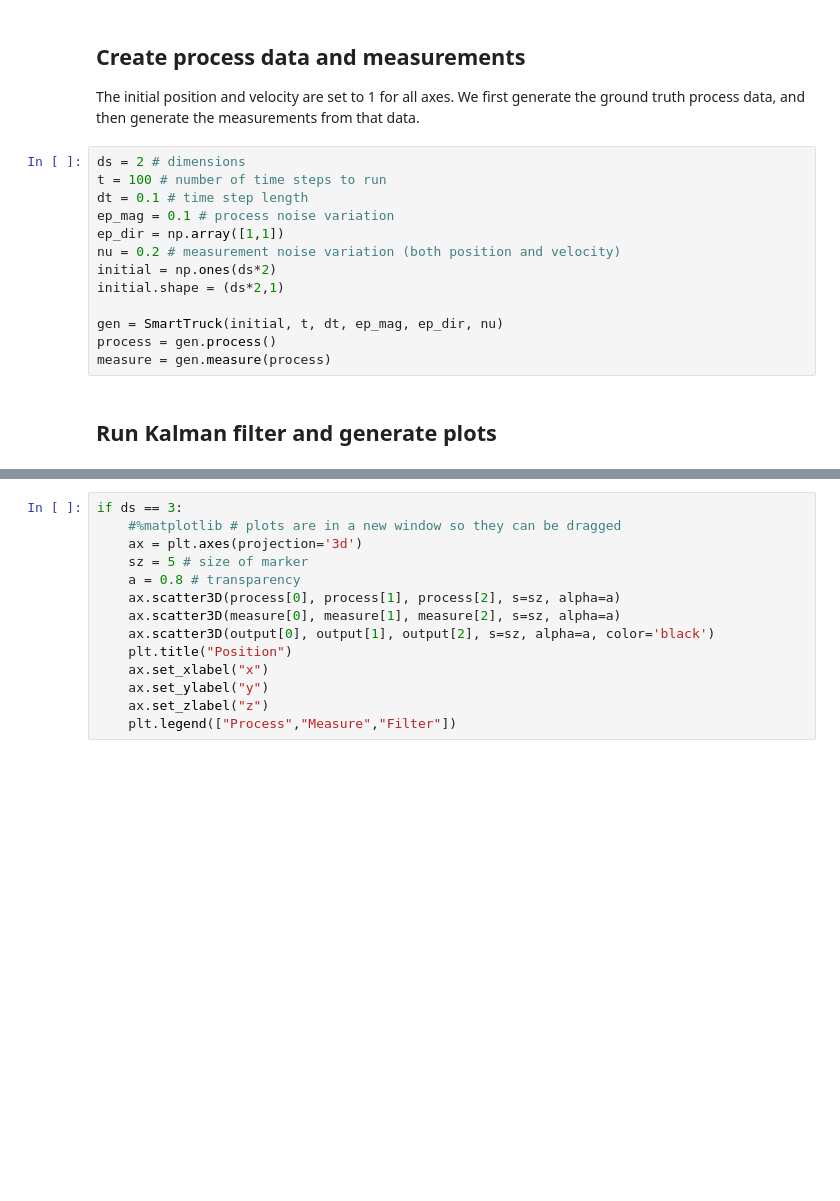
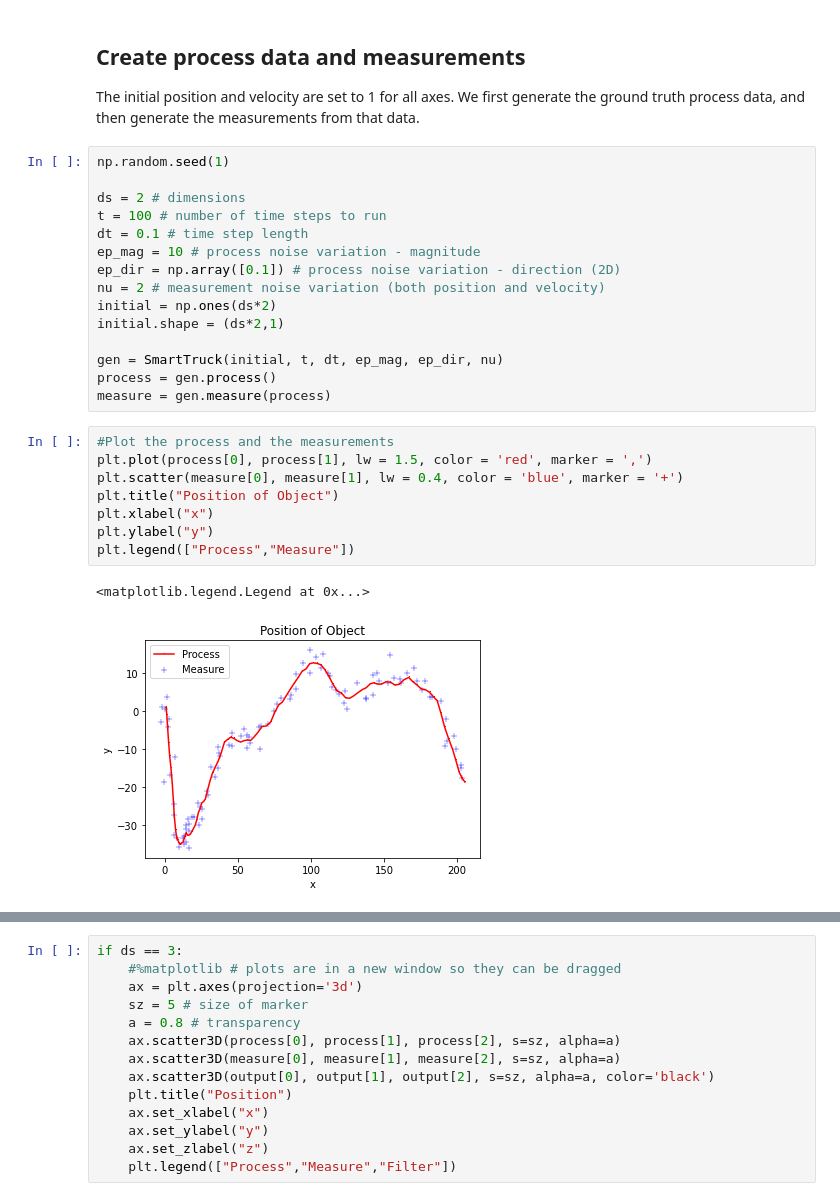
Before and after one commit to nidhipai/rips-2021-aerospace, a Jupyter notebook: ND Truck Simulation.ipynb, the cells around one changed output, grey strips where cells are left out. Cells and saved outputs as stored; diff of their text form; blank space fills up the shorter version.

```diff
--- a/ND Truck Simulation.ipynb
+++ b/ND Truck Simulation.ipynb
@@ -16,17 +16,28 @@ from kalmanfilter2 import KalmanFilter
 ## Create process data and measurements
 The initial position and velocity are set to 1 for all axes. We first generate the ground truth process data, and then generate the measurements from that data.
 # %%
+np.random.seed(1)
+
 ds = 2 # dimensions
 t = 100 # number of time steps to run
 dt = 0.1 # time step length
-ep_mag = 0.1 # process noise variation
-ep_dir = np.array([1,1])
-nu = 0.2 # measurement noise variation (both position and velocity)
+ep_mag = 10 # process noise variation - magnitude
+ep_dir = np.array([0.1]) # process noise variation - direction (2D)
+nu = 2 # measurement noise variation (both position and velocity)
 initial = np.ones(ds*2)
 initial.shape = (ds*2,1)
 
 gen = SmartTruck(initial, t, dt, ep_mag, ep_dir, nu)
 process = gen.process()
 measure = gen.measure(process)
-# %% [markdown]
-## Run Kalman filter and generate plots
+# %%
+#Plot the process and the measurements
+plt.plot(process[0], process[1], lw = 1.5, color = 'red', marker = ',')
+plt.scatter(measure[0], measure[1], lw = 0.4, color = 'blue', marker = '+')
+plt.title("Position of Object")
+plt.xlabel("x")
+plt.ylabel("y")
+plt.legend(["Process","Measure"])
+# %% [output]
+<matplotlib.legend.Legend at 0x...>
+[figure, added]
```
Also changed, not shown: parts of 7 cells of this notebook, 4 other files.
